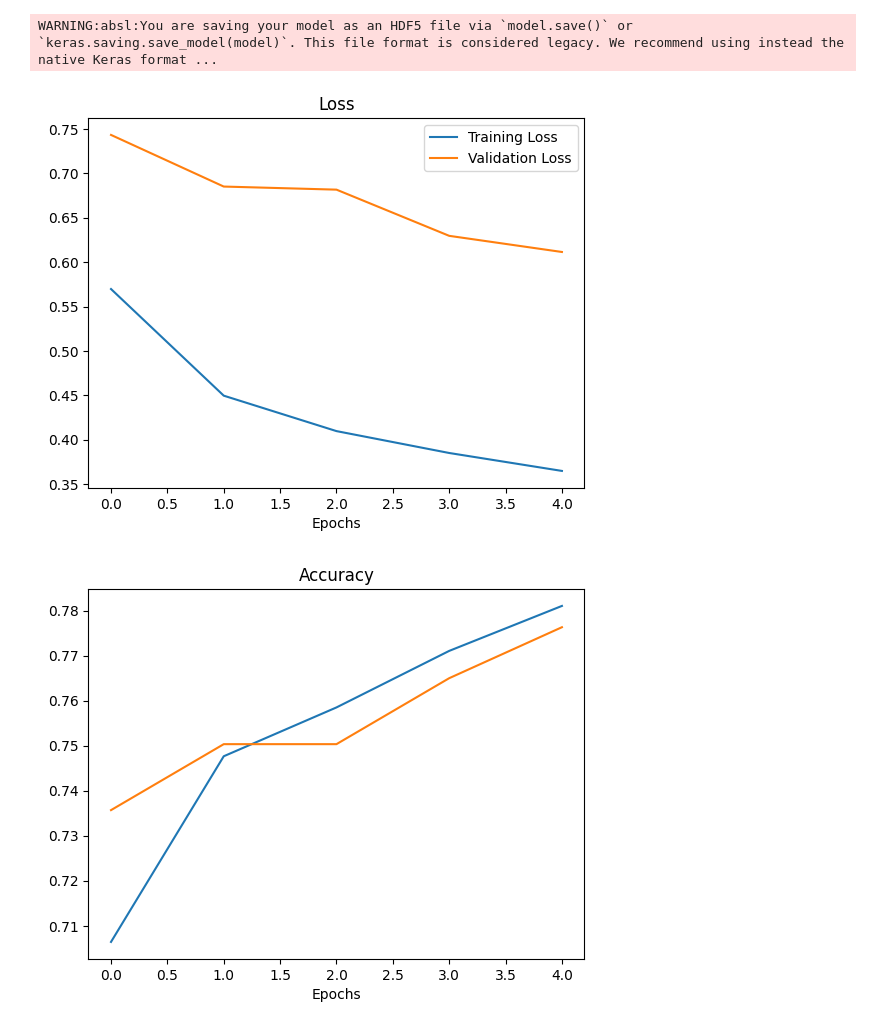
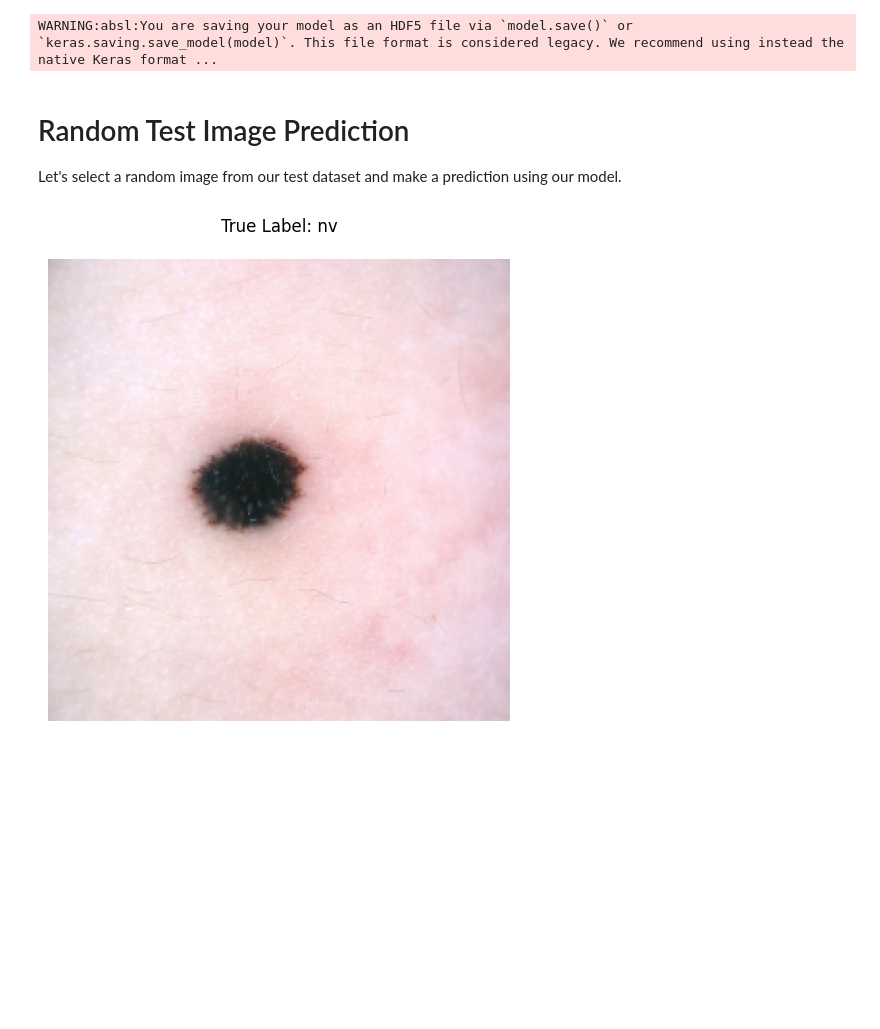
Before and after one commit to vaibhav709/Skin-Cancer-Detection, a Jupyter notebook: train.ipynb, the cells around one changed output. Drawn from its saved outputs; the diff is of its cells as text; code cells hidden in the pictures; blank space fills up the shorter version.

```diff
--- a/train.ipynb
+++ b/train.ipynb
@@ -796,7 +730,28 @@ model_4.save("transfer_learning_top_60_layers_fine_tuned.h5")
 # %% [output]
 WARNING:absl:You are saving your model as an HDF5 file via `model.save()` or `keras.saving.save_model(model)`. This file format is considered legacy. We recommend using instead the native Keras format ...
-# %%
-plot_loss_curves(history_transfer_learning_model_4)
-# %% [output]
-[figure, removed]
-[figure, removed]
+# %% [markdown]
+# Random Test Image Prediction
+Let's select a random image from our test dataset and make a prediction using our model.
+# %%
+# Get a batch of test images and select a random image
+import matplotlib.pyplot as plt
+for images, labels in test_data.take(1):
+    # Select a random index
+    index = np.random.randint(0, images.shape[0])
+
+    # Get the image and its true label
+    test_image = images[index]
+    true_label = class_names[labels[index]]
+
+    # Create figure to display the image
+    plt.figure(figsize=(6, 6))
+    plt.imshow(test_image.numpy().astype("uint8"))
+    plt.title(f"True Label: {true_label}", pad=20)
+    plt.axis("off")
+    plt.show()
+
+    # Store image and label for prediction
+    selected_image = test_image
+    selected_label = true_label
+# %% [output]
+[figure, added]
```
Also changed, not shown: parts of 34 cells of this notebook.
